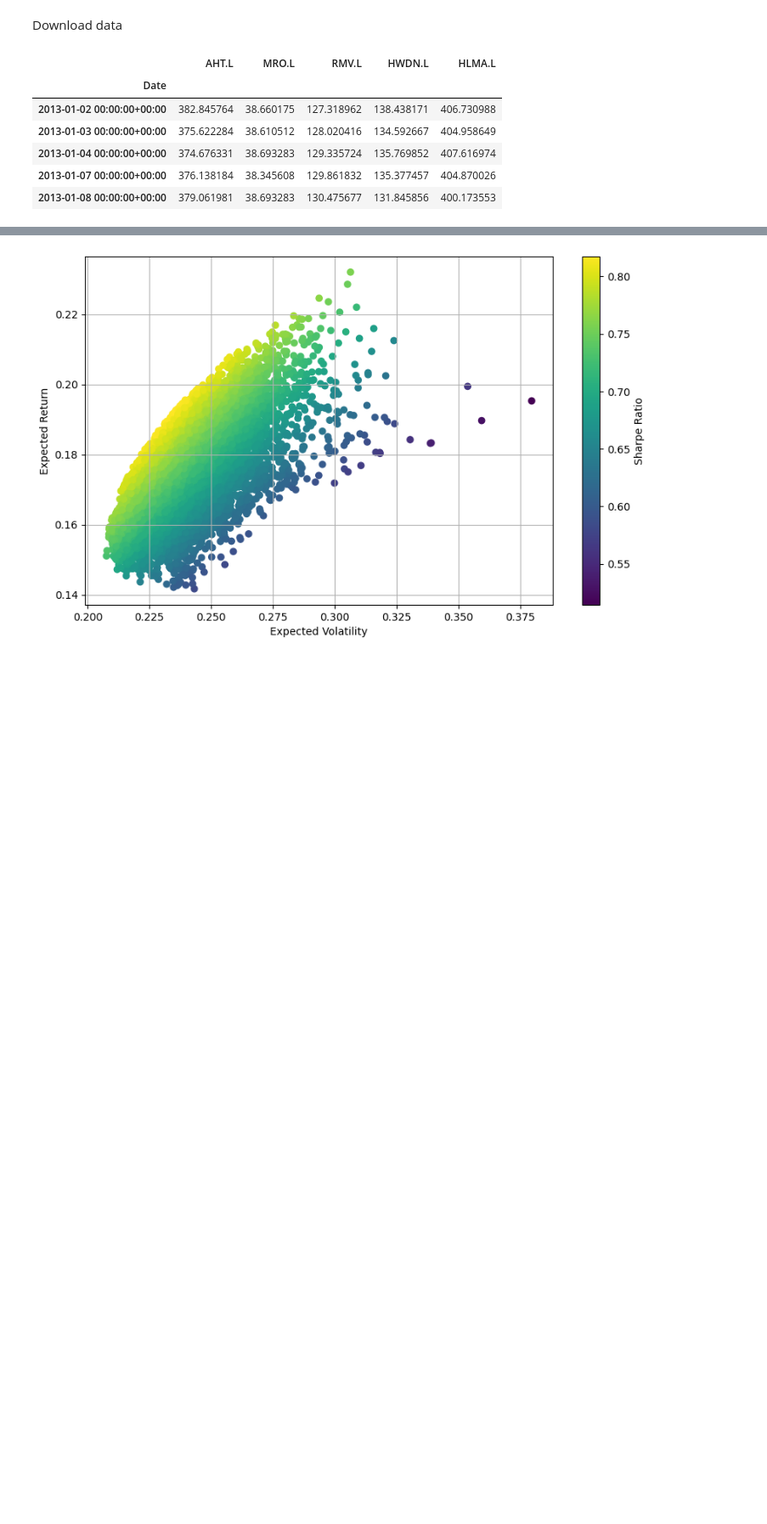
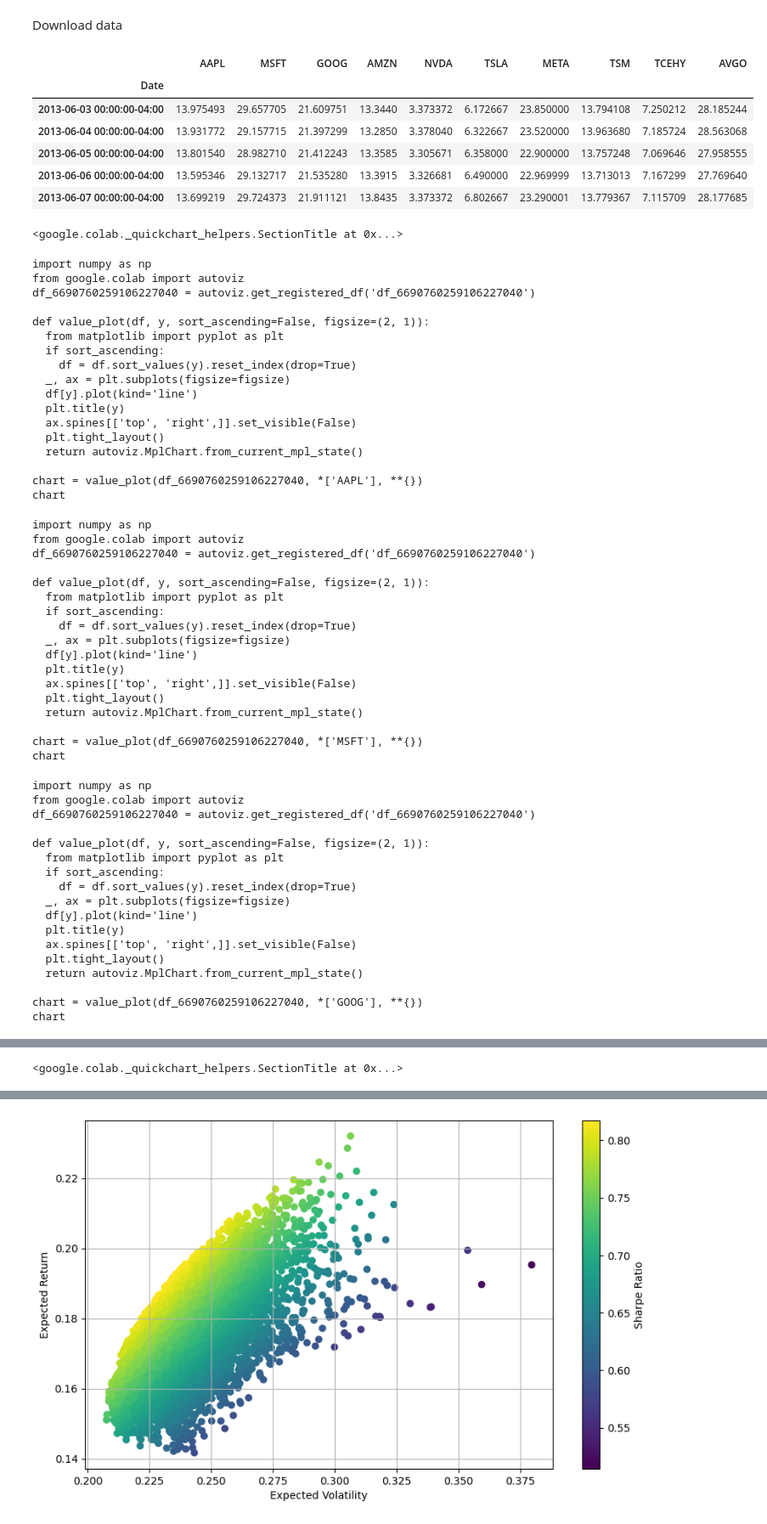
Before and after one commit to stonewallmhk/QuantMindi, a Jupyter notebook: ModernPortfolioTheory.ipynb, the cells around one changed output, grey strips where cells are left out. Shown at 85% size. Cells and saved outputs as stored; diff of their text form; code cells hidden in the pictures; blank space fills up the shorter version.

```diff
--- a/ModernPortfolioTheory.ipynb
+++ b/ModernPortfolioTheory.ipynb
@@ -49,8 +49,8 @@ NUM_TRADING_DAYS = 252
 NUM_PORTFOLIOS = 10000
 
 # stocks to handle
-stocks =  ['AHT.L', 'MRO.L', 'RMV.L', 'HWDN.L', 'HLMA.L']
+stock_list =  ['AAPL', 'MSFT', 'GOOG', 'AMZN', 'NVDA', 'TSLA', 'META', 'TSM', 'TCEHY', 'AVGO']
 
 # Historical data
-start_date = '2013-01-01'
-end_date = '2023-01-01'
+start_date = '2013-06-01'
+end_date = '2023-06-01'
@@ -59,21 +76,73 @@ Download data
 # %%
 def download_data():
   #name of the stock (key) - stock values (2010-2017)
   stock_data = {}
 
-  for stock in stocks:
+  for stock in stock_list:
     ticker = yf.Ticker(stock)
     stock_data[stock] = ticker.history(start=start_date, end=end_date)['Close']
 
   return pd.DataFrame(stock_data)
 
 dataset = download_data()
 dataset.head()
 # %% [output]
-|  | AHT.L | MRO.L | RMV.L | HWDN.L | HLMA.L |
-| Date |  |  |  |  |  |
-| 2013-01-02 00:00:00+00:00 | 382.845764 | 38.660175 | 127.318962 | 138.438171 | 406.730988 |
-| 2013-01-03 00:00:00+00:00 | 375.622284 | 38.610512 | 128.020416 | 134.592667 | 404.958649 |
-| 2013-01-04 00:00:00+00:00 | 374.676331 | 38.693283 | 129.335724 | 135.769852 | 407.616974 |
-| 2013-01-07 00:00:00+00:00 | 376.138184 | 38.345608 | 129.861832 | 135.377457 | 404.870026 |
-| 2013-01-08 00:00:00+00:00 | 379.061981 | 38.693283 | 130.475677 | 131.845856 | 400.173553 |
+|  | AAPL | MSFT | GOOG | AMZN | NVDA | TSLA | META | TSM | TCEHY | AVGO |
+| Date |  |  |  |  |  |  |  |  |  |  |
+| 2013-06-03 00:00:00-04:00 | 13.975493 | 29.657705 | 21.609751 | 13.3440 | 3.373372 | 6.172667 | 23.850000 | 13.794108 | 7.250212 | 28.185244 |
+| 2013-06-04 00:00:00-04:00 | 13.931772 | 29.157715 | 21.397299 | 13.2850 | 3.378040 | 6.322667 | 23.520000 | 13.963680 | 7.185724 | 28.563068 |
+| 2013-06-05 00:00:00-04:00 | 13.801540 | 28.982710 | 21.412243 | 13.3585 | 3.305671 | 6.358000 | 22.900000 | 13.757248 | 7.069646 | 27.958555 |
+| 2013-06-06 00:00:00-04:00 | 13.595346 | 29.132717 | 21.535280 | 13.3915 | 3.326681 | 6.490000 | 22.969999 | 13.713013 | 7.167299 | 27.769640 |
+| 2013-06-07 00:00:00-04:00 | 13.699219 | 29.724373 | 21.911121 | 13.8435 | 3.373372 | 6.802667 | 23.290001 | 13.779367 | 7.115709 | 28.177685 |
+<google.colab._quickchart_helpers.SectionTitle at 0x...>
+import numpy as np
+from google.colab import autoviz
+df_6690760259106227040 = autoviz.get_registered_df('df_6690760259106227040')
+
+def value_plot(df, y, sort_ascending=False, figsize=(2, 1)):
+  from matplotlib import pyplot as plt
+  if sort_ascending:
+    df = df.sort_values(y).reset_index(drop=True)
+  _, ax = plt.subplots(figsize=figsize)
+  df[y].plot(kind='line')
+  plt.title(y)
+  ax.spines[['top', 'right',]].set_visible(False)
+  plt.tight_layout()
+  return autoviz.MplChart.from_current_mpl_state()
+
+chart = value_plot(df_6690760259106227040, *['AAPL'], **{})
+chart
+import numpy as np
+from google.colab import autoviz
+df_6690760259106227040 = autoviz.get_registered_df('df_6690760259106227040')
+
+def value_plot(df, y, sort_ascending=False, figsize=(2, 1)):
+  from matplotlib import pyplot as plt
+  if sort_ascending:
+    df = df.sort_values(y).reset_index(drop=True)
+  _, ax = plt.subplots(figsize=figsize)
+  df[y].plot(kind='line')
+  plt.title(y)
+  ax.spines[['top', 'right',]].set_visible(False)
+  plt.tight_layout()
+  return autoviz.MplChart.from_current_mpl_state()
+
+chart = value_plot(df_6690760259106227040, *['MSFT'], **{})
+chart
+import numpy as np
+from google.colab import autoviz
+df_6690760259106227040 = autoviz.get_registered_df('df_6690760259106227040')
+
+def value_plot(df, y, sort_ascending=False, figsize=(2, 1)):
+  from matplotlib import pyplot as plt
+  if sort_ascending:
+    df = df.sort_values(y).reset_index(drop=True)
+  _, ax = plt.subplots(figsize=figsize)
+  df[y].plot(kind='line')
+  plt.title(y)
+  ax.spines[['top', 'right',]].set_visible(False)
+  plt.tight_layout()
+  return autoviz.MplChart.from_current_mpl_state()
+
+chart = value_plot(df_6690760259106227040, *['GOOG'], **{})
+chart
@@ -79,0 +166 @@ dataset.head()
+<google.colab._quickchart_helpers.SectionTitle at 0x...>
```
Also changed, not shown: parts of 12 cells of this notebook.
